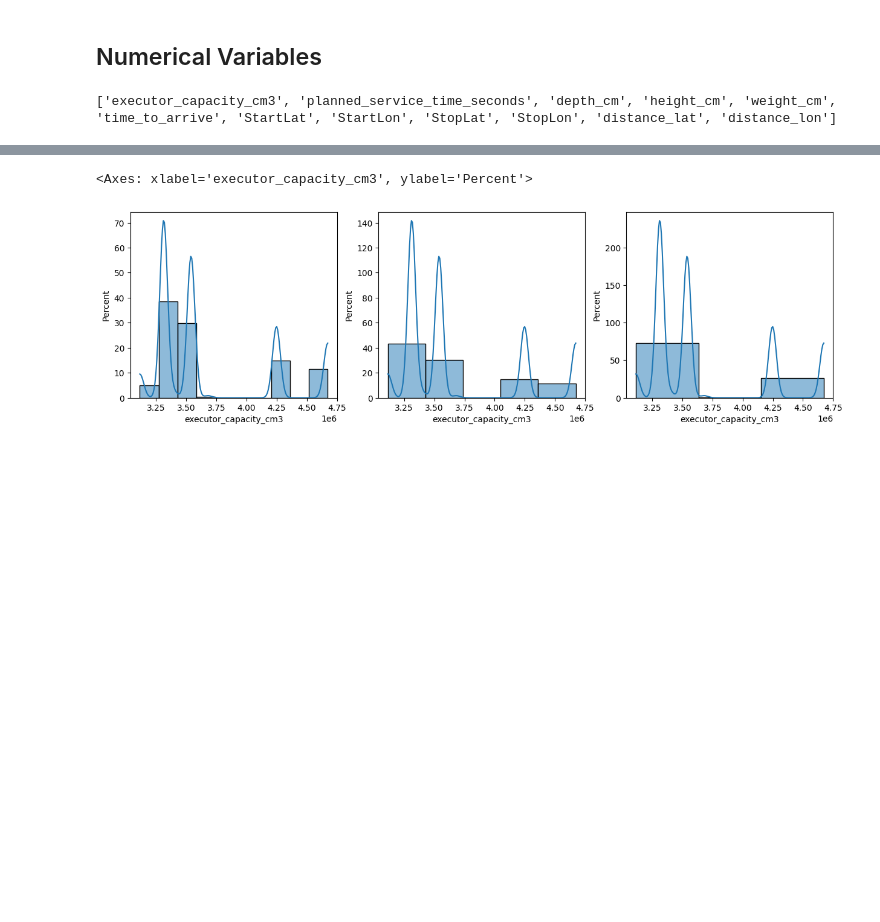
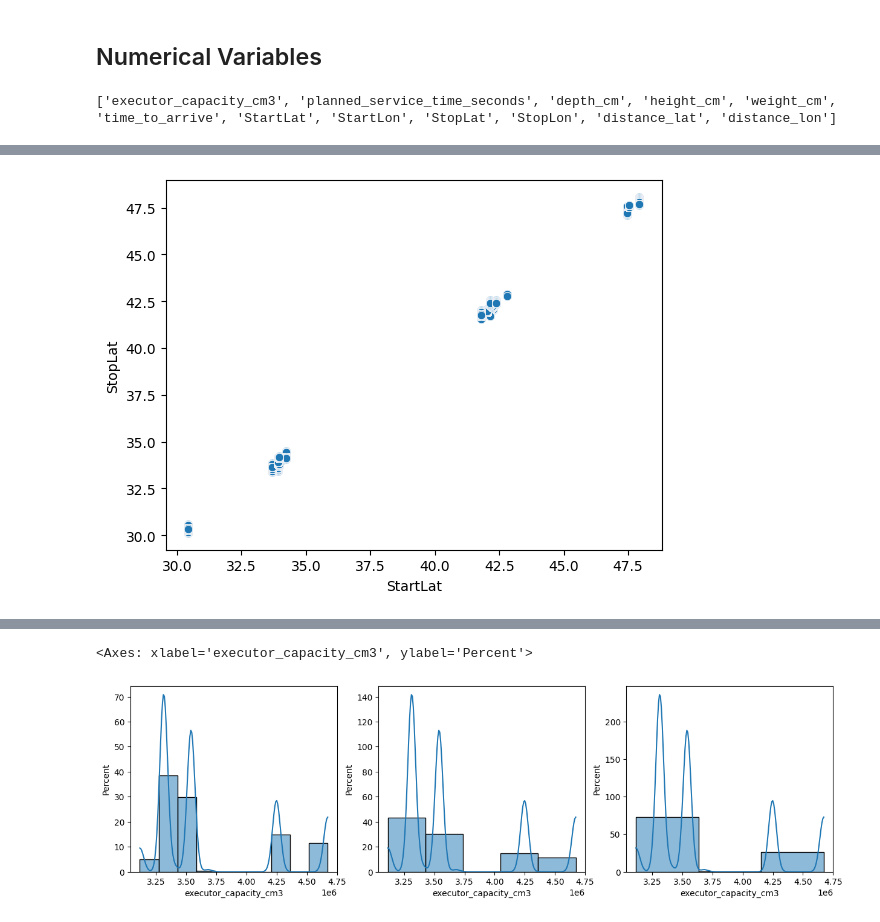
Before and after one commit to pmoros/data-mining-2023-II, a Jupyter notebook: eda/main.ipynb, the cells around one changed output, grey strips where cells are left out. Cells and saved outputs as stored; diff of their text form; code cells hidden in the pictures; blank space fills up the shorter version.

```diff
--- a/eda/main.ipynb
+++ b/eda/main.ipynb
@@ -80,3 +163,7 @@ print(numerical)
+# %%
+df
+# %% [output]
+[figure, added]
 # %%
 combined_dataset.describe()
 # %% [output]
```
Also changed, not shown: parts of 12 cells of this notebook.
